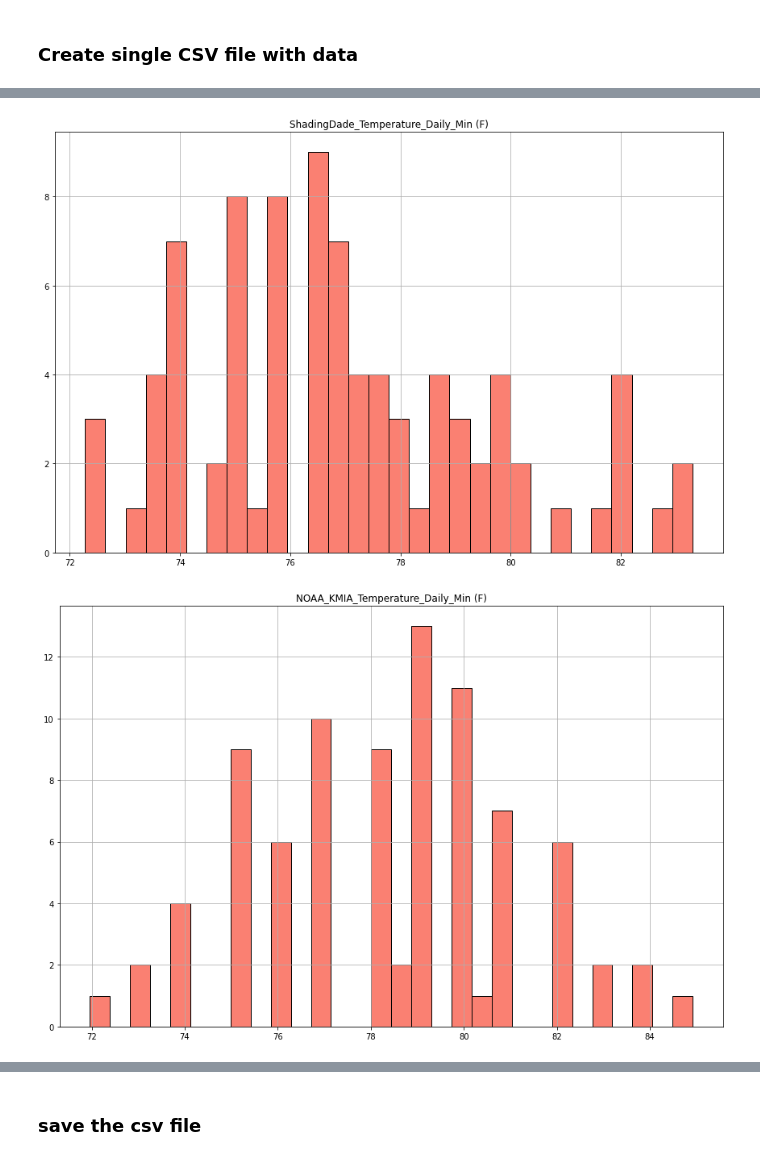
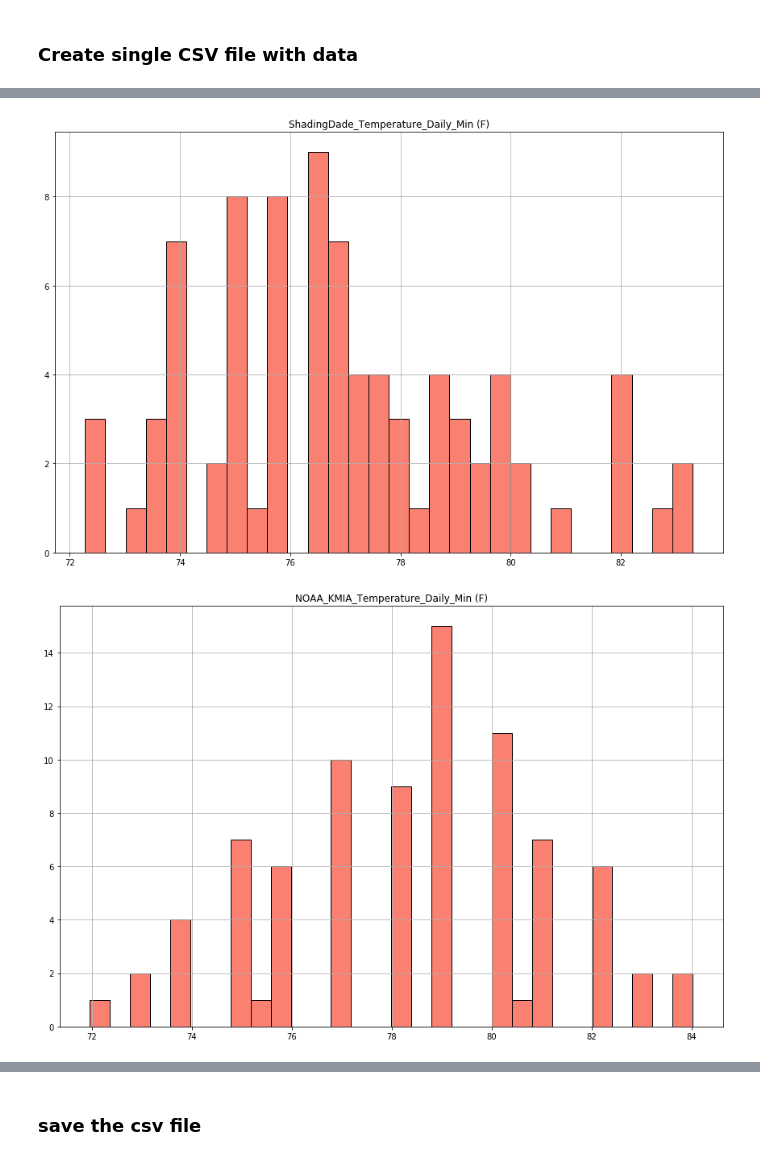
Before and after one commit to mariajmolina/Innovator_AI_Bias, a Jupyter notebook: Local_temperatures_MIAMI_FL.ipynb, the cells around one changed output, grey strips where cells are left out. Drawn from its saved outputs; the diff is of its cells as text; code cells hidden in the pictures.

```diff
--- a/Local_temperatures_MIAMI_FL.ipynb
+++ b/Local_temperatures_MIAMI_FL.ipynb
@@ -70,14 +106,13 @@ Data documentation: https://www.ncei.noaa.gov/metadata/geoportal/rest/metadata/i
 # %%
-# importing MIA airport data (ASOS station from NOAA/FAA)
-MIA_temp = pd.read_csv('/Users/molina/Desktop/72202012839.csv')
-
 time_date = []
 temperature_C = []
 
 for j, i in zip(MIA_temp['DATE'].values, MIA_temp['TMP'].values.astype(str)):
+
     time_date.append(j)
+
     # convert the string format to decimal format (originally in METAR code)
-    temperature_C.append(float(i.split(',')[0][2:-1]+'.'+i.split(',')[0][-1]))
+    temperature_C.append(float(i[0]+i.split(',')[0][2:-1]+'.'+i.split(',')[0][-1]))
 
 time_date = np.array(time_date)
 temperature_C = np.array(temperature_C)
@@ -102,5 +147,5 @@ df = df[(df['Datetime']>='2019-06-08')&(df['Datetime']<='2019-09-01')] # subset
 # %% [markdown]
 ### Shading Dade Data
 # %%
-SD_temp = pd.read_excel('/Users/molina/Desktop/ShadingDadeData.xlsx')
-SD_temp = SD_temp[(SD_temp['Datetime']>='2019-06-08')&(SD_temp['Datetime']<='2019-09-01')]
+SD_temp = pd.read_excel('/glade/scratch/molina/ShadingDadeData.xlsx')
+SD_temp = SD_temp[(SD_temp['Datetime']>='2019-06-09')&(SD_temp['Datetime']<='2019-08-31T23:59:00')]
@@ -178,11 +311,17 @@ SD_temp_during_NOAA_tmax_F = []
 
 for i in tmax_NOAA_daily_datetime.values:
 
-    SD_temp_during_NOAA_tmax_C.append(
-        SD_temp.iloc[SD_temp.set_index('Datetime').index.get_loc(i, method='nearest')]['Temperature (C)'])
+    with warnings.catch_warnings():
 
-    SD_temp_during_NOAA_tmax_F.append(
-        SD_temp.iloc[SD_temp.set_index('Datetime').index.get_loc(i, method='nearest')]['Temperature (F)'])
+        warnings.simplefilter('ignore')
+
+        SD_temp_during_NOAA_tmax_C.append(
+            SD_temp.iloc[SD_temp.set_index('Datetime').index.get_loc(
+                i, method='nearest')]['Temperature (C)'])
+
+        SD_temp_during_NOAA_tmax_F.append(
+            SD_temp.iloc[SD_temp.set_index('Datetime').index.get_loc(
+                i, method='nearest')]['Temperature (F)'])
 
 SD_temp_during_NOAA_tmax_C = np.array(SD_temp_during_NOAA_tmax_C)
 SD_temp_during_NOAA_tmax_F = np.array(SD_temp_during_NOAA_tmax_F)
@@ -194,11 +339,17 @@ SD_temp_during_NOAA_tmin_F = []
 
 for i in tmin_NOAA_daily_datetime.values:
 
-    SD_temp_during_NOAA_tmin_C.append(
-        SD_temp.iloc[SD_temp.set_index('Datetime').index.get_loc(i, method='nearest')]['Temperature (C)'])
+    with warnings.catch_warnings():
 
-    SD_temp_during_NOAA_tmin_F.append(
-        SD_temp.iloc[SD_temp.set_index('Datetime').index.get_loc(i, method='nearest')]['Temperature (F)'])
+        warnings.simplefilter('ignore')
+
+        SD_temp_during_NOAA_tmin_C.append(
+            SD_temp.iloc[SD_temp.set_index('Datetime').index.get_loc(
+                i, method='nearest')]['Temperature (C)'])
+
+        SD_temp_during_NOAA_tmin_F.append(
+            SD_temp.iloc[SD_temp.set_index('Datetime').index.get_loc(
+                i, method='nearest')]['Temperature (F)'])
 
 SD_temp_during_NOAA_tmin_C = np.array(SD_temp_during_NOAA_tmin_C)
 SD_temp_during_NOAA_tmin_F = np.array(SD_temp_during_NOAA_tmin_F)
@@ -346,17 +496,17 @@ plt.show()
 # %%
-df_FINAL.hist('ShadingDade_Temperature_Daily_Min (F)', edgecolor='k', facecolor='salmon', bins=30, figsize=(12,8))
+df_FINAL.hist('ShadingDade_Temperature_Daily_Min (F)',
+              edgecolor='k', facecolor='salmon', bins=30, figsize=(12,8))
 plt.tight_layout()
-plt.savefig('/Users/molina/Desktop/ShadingDade_Temperature_Daily_Min.png', dpi=500)
 plt.show()
 # %% [output]
-[figure, old version]
+[figure, new version]
 # %%
-df_FINAL.hist('NOAA_KMIA_Temperature_Daily_Min (F)', edgecolor='k', facecolor='salmon', bins=30, figsize=(12,8))
+df_FINAL.hist('NOAA_KMIA_Temperature_Daily_Min (F)',
+              edgecolor='k', facecolor='salmon', bins=30, figsize=(12,8))
 plt.tight_layout()
-plt.savefig('/Users/molina/Desktop/NOAA_KMIA_Temperature_Daily_Min.png', dpi=500)
 plt.show()
 # %% [output]
-[figure, old version]
+[figure, new version]
 # %%
 df_FINAL.hist(
     'Corresponding_Datetime_NOAA_KMIA_DailyMax_Difference (F)',
```
Also changed, not shown: parts of 32 cells of this notebook, 24 other files.
